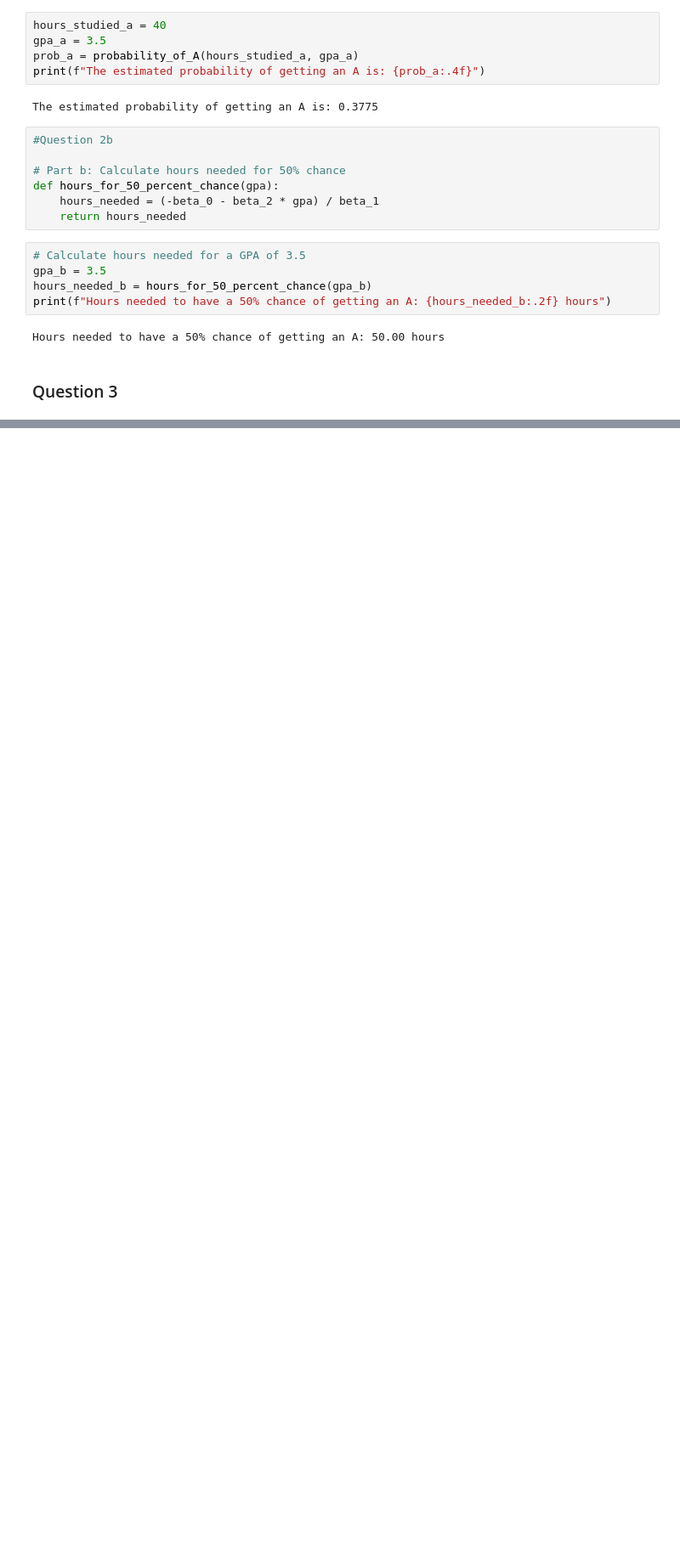
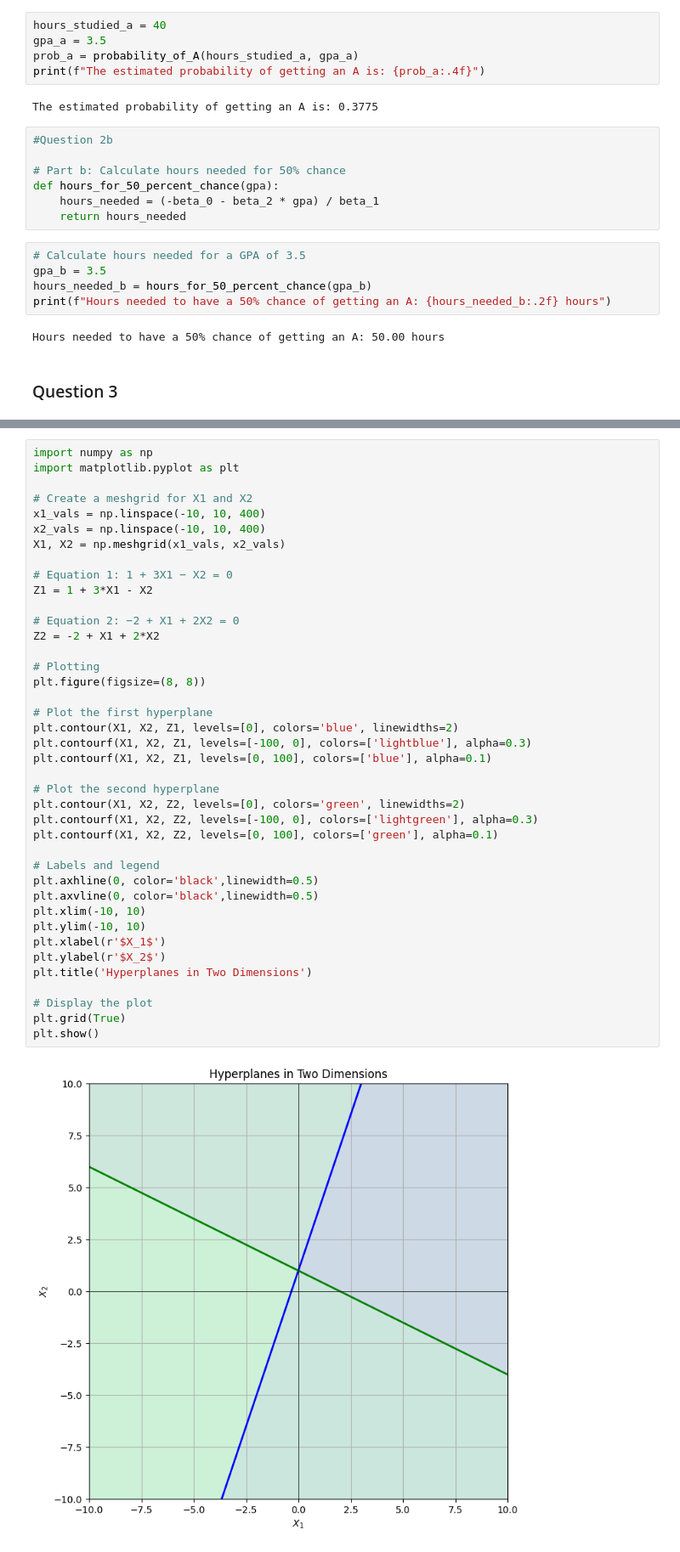
Before and after one commit to AIwaziri/Ai-305-LAB-ML, a Jupyter notebook: Assignment1/waziri-ML-Assgnment-1-Codes.ipynb, the cells around one changed output, grey strips where cells are left out. Shown at 85% size. Drawn from its saved outputs; the diff is of its cells as text; blank space fills up the shorter version.

```diff
--- a/Assignment1/waziri-ML-Assgnment-1-Codes.ipynb
+++ b/Assignment1/waziri-ML-Assgnment-1-Codes.ipynb
@@ -197,0 +150,42 @@ Misclassification Rate (Gini): 0.00
+# %%
+import numpy as np
+import matplotlib.pyplot as plt
+
+# Create a meshgrid for X1 and X2
+x1_vals = np.linspace(-10, 10, 400)
+x2_vals = np.linspace(-10, 10, 400)
+X1, X2 = np.meshgrid(x1_vals, x2_vals)
+
+# Equation 1: 1 + 3X1 − X2 = 0
+Z1 = 1 + 3*X1 - X2
+
+# Equation 2: −2 + X1 + 2X2 = 0
+Z2 = -2 + X1 + 2*X2
+
+# Plotting
+plt.figure(figsize=(8, 8))
+
+# Plot the first hyperplane
+plt.contour(X1, X2, Z1, levels=[0], colors='blue', linewidths=2)
+plt.contourf(X1, X2, Z1, levels=[-100, 0], colors=['lightblue'], alpha=0.3)
+plt.contourf(X1, X2, Z1, levels=[0, 100], colors=['blue'], alpha=0.1)
+
+# Plot the second hyperplane
+plt.contour(X1, X2, Z2, levels=[0], colors='green', linewidths=2)
+plt.contourf(X1, X2, Z2, levels=[-100, 0], colors=['lightgreen'], alpha=0.3)
+plt.contourf(X1, X2, Z2, levels=[0, 100], colors=['green'], alpha=0.1)
+
+# Labels and legend
+plt.axhline(0, color='black',linewidth=0.5)
+plt.axvline(0, color='black',linewidth=0.5)
+plt.xlim(-10, 10)
+plt.ylim(-10, 10)
+plt.xlabel(r'$X_1$')
+plt.ylabel(r'$X_2$')
+plt.title('Hyperplanes in Two Dimensions')
+
+# Display the plot
+plt.grid(True)
+plt.show()
+# %% [output]
+[figure, added]
```
Also changed, not shown: parts of 24 cells of this notebook, 9 other files.
